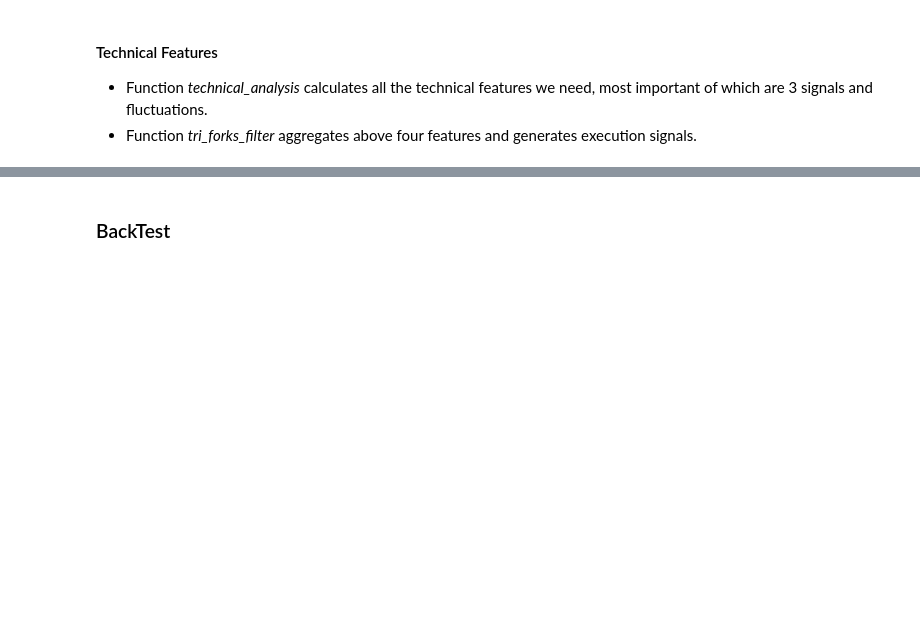
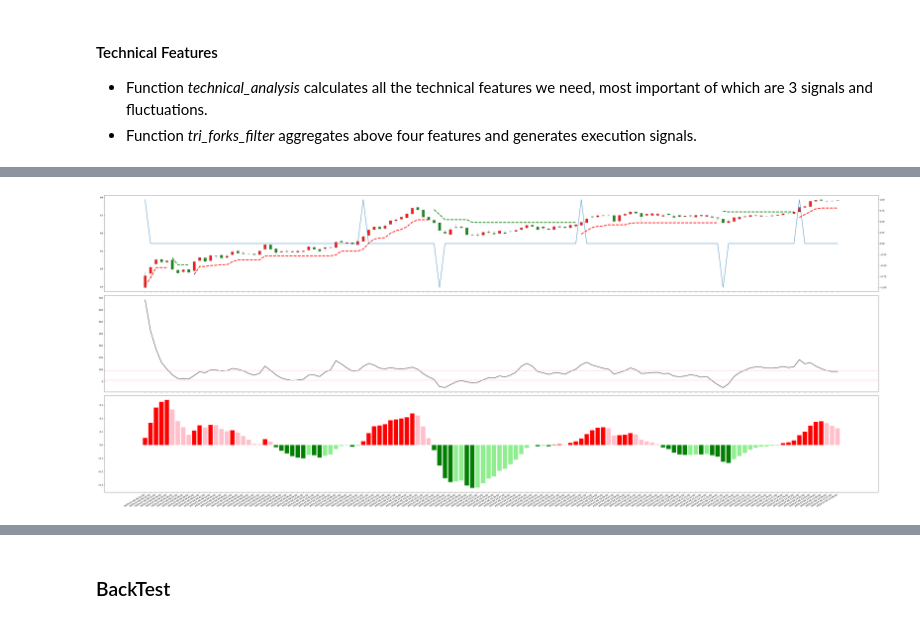
Before and after one commit to RichardS0268/Stock_cn_T0_Trend, a Jupyter notebook: workflow_v102.ipynb, the cells around one changed output, grey strips where cells are left out. Cells and saved outputs as stored; diff of their text form; code cells hidden in the pictures; blank space fills up the shorter version.

```diff
--- a/workflow_v102.ipynb
+++ b/workflow_v102.ipynb
@@ -225,0 +247,32 @@ def technical_analysis(stmp, _activation, log = True):
+# %%
+def Trend_activation(_stmp):
+
+    def strT2float(_str):
+        return float(_str.replace(":","").replace(" ", "").replace("-", ""))
+
+    _stmp['Cluster_rank'] = [np.nan for _ in range(_stmp.shape[0])]
+    _stmp['Cluster_rank'][0] = strT2float(_stmp['CLOCK'][0])
+
+    cluster_div_condi = (np.sign(_stmp['MACD_color'])+np.sign(_stmp['MACD_color'].shift(1))==0) # when red-green bars change
+    _stmp['Cluster_rank'].loc[cluster_div_condi] = _stmp.loc[cluster_div_condi]['CLOCK'].apply(lambda x: strT2float(x))
+    _stmp['Cluster_rank'] = _stmp['Cluster_rank'].ffill()
+
+    _stmp['execution'] = np.zeros(_stmp.shape[0])
+
+    ## BUY Time
+    buy_tt = []
+    for _, group in _stmp.loc[(_stmp['MACD_color']== 1) & (_stmp['STD']== 1) & (_stmp['J']>90)].groupby('Cluster_rank'):
+        # buy_tt.append(group['CLOCK'][0])
+        buy_tt += group['CLOCK'].to_list()
+    for bt in buy_tt:
+        _stmp['execution'].loc[bt] = 1
+
+    ## SELL Time
+    sell_tt = []
+    for _, group in _stmp.loc[(_stmp['MACD_color']== -1) & (_stmp['STD']== -1) & (_stmp['J']<10)].groupby('Cluster_rank'):
+        # sell_tt.append(group['CLOCK'][0])
+        sell_tt += group['CLOCK'].to_list()
+    for st in sell_tt:
+        _stmp['execution'].loc[st] = -1
+
+    return _stmp
@@ -225,0 +382,4 @@ def technical_analysis(stmp, _activation, log = True):
+# %%
+tmp_plot(ptmp, '2020-07-06 09:31:00','2020-07-06 13:08:00')
+# %% [output]
+[figure, added]
```
Also changed, not shown: parts of 38 cells of this notebook.
